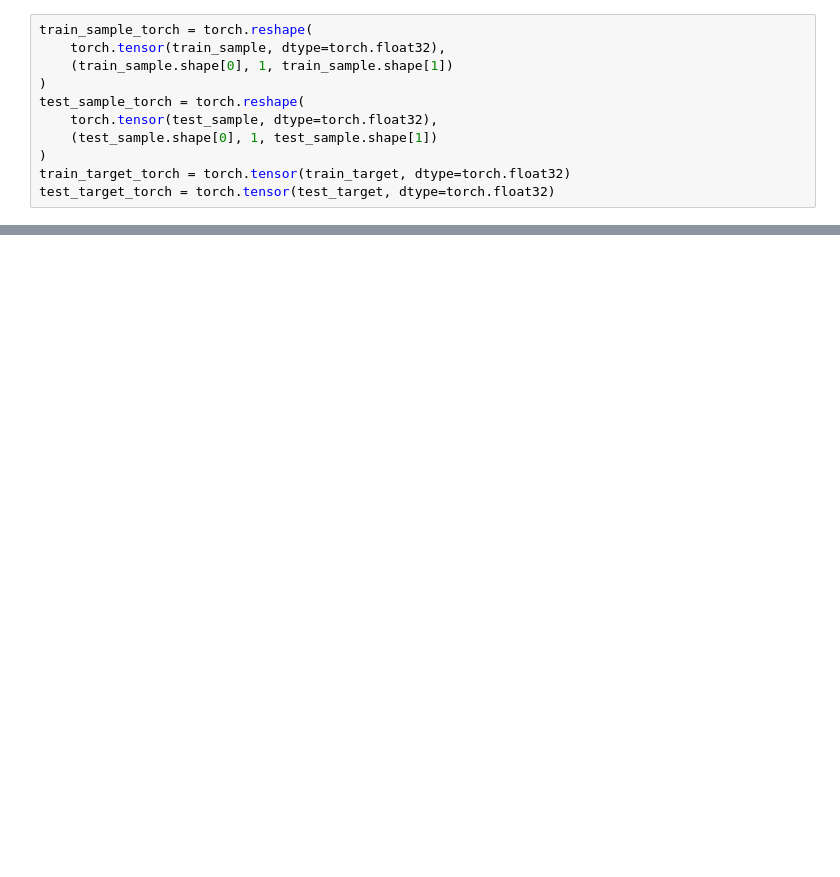
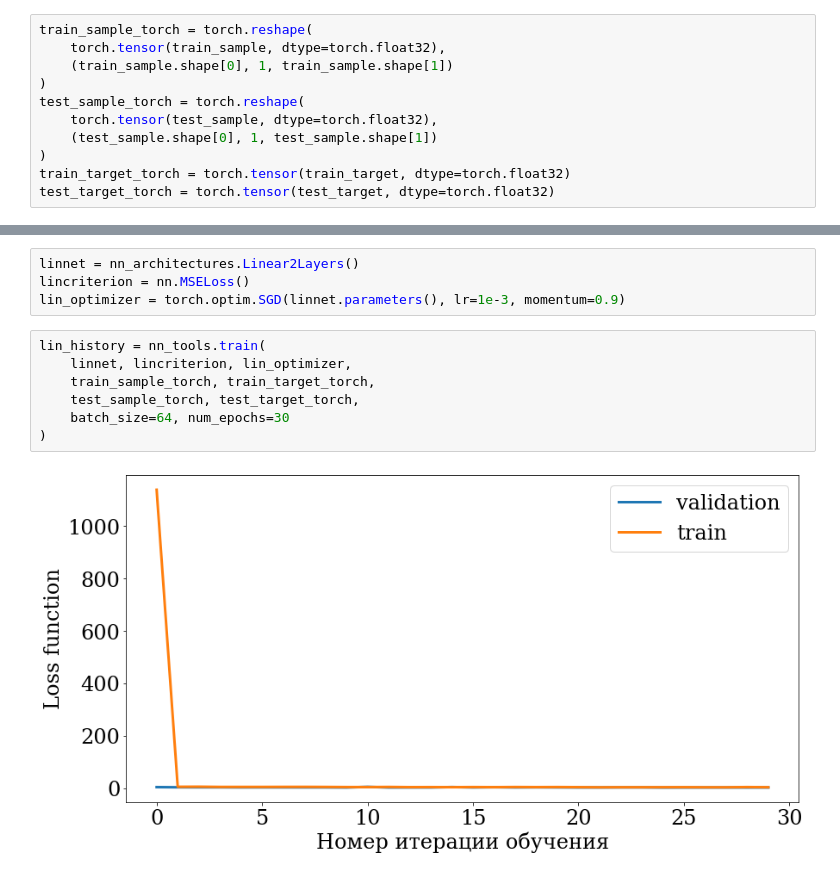
Before and after one commit to Intelligent-Systems-Phystech/2021-Project88, a Jupyter notebook: code/Bazhenov.ipynb, the cells around one changed output, grey strips where cells are left out. Drawn from its saved outputs; the diff is of its cells as text; blank space fills up the shorter version.

```diff
--- a/code/Bazhenov.ipynb
+++ b/code/Bazhenov.ipynb
@@ -294,0 +169,13 @@ plt.ylabel('MSE');
+# %%
+linnet = nn_architectures.Linear2Layers()
+lincriterion = nn.MSELoss()
+lin_optimizer = torch.optim.SGD(linnet.parameters(), lr=1e-3, momentum=0.9)
+# %%
+lin_history = nn_tools.train(
+    linnet, lincriterion, lin_optimizer,
+    train_sample_torch, train_target_torch,
+    test_sample_torch, test_target_torch,
+    batch_size=64, num_epochs=30
+)
+# %% [output]
+[figure, added]
```
Also changed, not shown: parts of 14 cells of this notebook, 7 other files.
